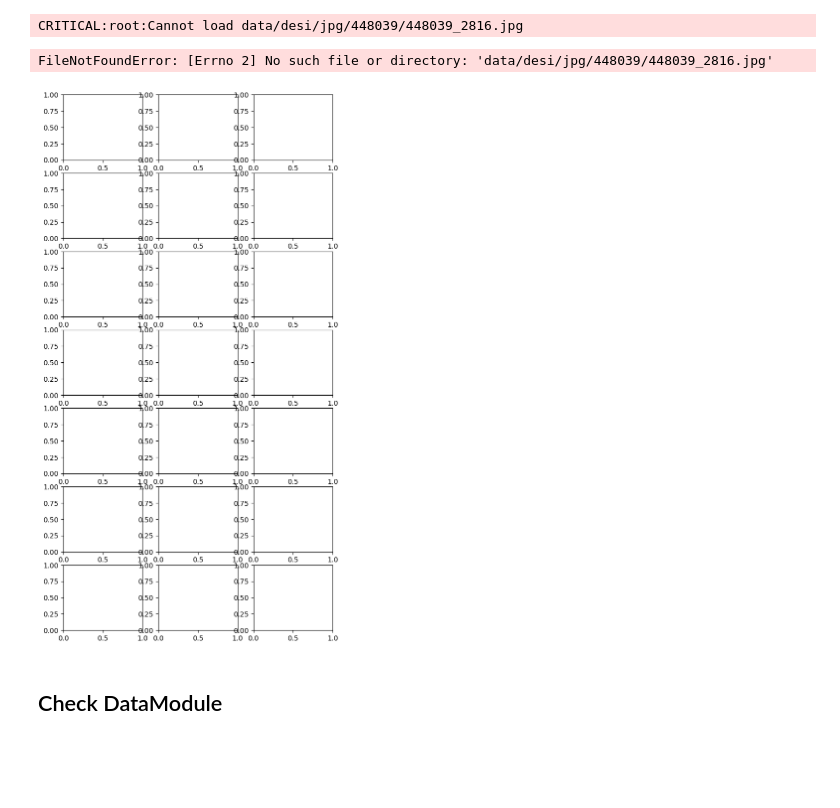
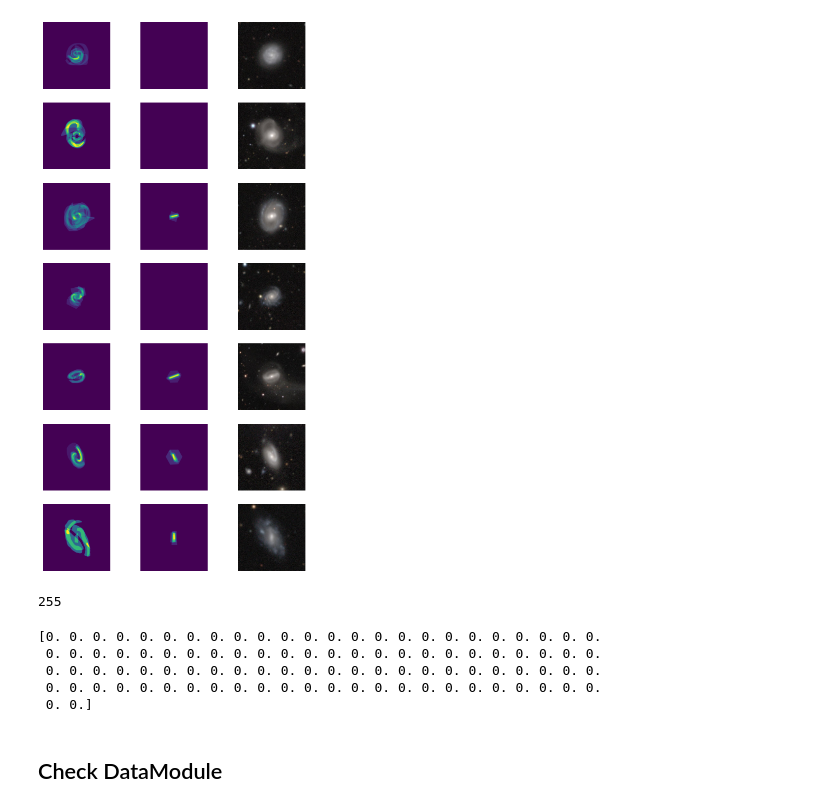
Before and after one commit to mwalmsley/zoobot-3d, a Jupyter notebook: check_dataset.ipynb, the cells around one changed output. Drawn from its saved outputs; the diff is of its cells as text; code cells hidden in the pictures; blank space fills up the shorter version.

Commit message:
Loading labels works

```diff
--- a/check_dataset.ipynb
+++ b/check_dataset.ipynb
@@ -15,3 +18,6 @@ GZDESI/GZRings/GZCD not available from galaxy_datasets.pytorch.datasets - skippi
 # %%
-df = pd.read_csv('/Users/user/repos/zoobot-3d/data/gz3d_and_gz_desi_master_catalog.csv')[:100]
+df = pd.read_csv('/Users/user/repos/zoobot-3d/data/gz3d_and_gz_desi_master_catalog.csv')
+df = df[df['smooth-or-featured_featured-or-disk_fraction'] > 0.5]
+df = df[df['disk-edge-on_yes_fraction'] < 0.5]
+df = df[df['has-spiral-arms_yes_fraction'] > 0.5]
 len(df)
@@ -17,0 +26,4 @@ len(df)
+# %%
+df['spiral_mask_exists'] = df['local_spiral_mask_loc'].apply(os.path.isfile)
+df = df.query('spiral_mask_exists')
+len(df)
@@ -35,32 +39,47 @@ transform = A.Compose(
     additional_targets={'spiral_mask': 'image', 'bar_mask': 'image'}
 )
 # transform = None
+# %%
+from zoobot.shared.schemas import decals_all_campaigns_ortho_schema
+
+label_cols = decals_all_campaigns_ortho_schema.label_cols
 # %%
 n_examples = 7
 
-dataset = pytorch_dataset.SegmentationGalaxyDataset(df.sample(n_examples), transform=transform)
+dataset = pytorch_dataset.SegmentationGalaxyDataset(
+    df.sample(n_examples), transform=None, label_cols=label_cols)
 
 fig, rows = plt.subplots(ncols=3, nrows=n_examples, figsize=(7, 2*n_examples))
 
 
 for galaxy_n in range(n_examples):
 
     (ax0, ax1, ax2) = rows[galaxy_n]
 
     outputs = dataset[galaxy_n]
 
-    ax0.imshow(outputs['spiral_mask'])
-    ax1.imshow(outputs['bar_mask'])
-    ax2.imshow(outputs['image'])  # default target keyed as image
+    ax0.imshow(outputs['spiral_mask'].squeeze())
+    ax1.imshow(outputs['bar_mask'].squeeze())
+    ax2.imshow(outputs['image'].squeeze())  # default target keyed as image
     ax0.axis('off')
     ax1.axis('off')
     ax2.axis('off')
 
 plt.show()
 # %% [output]
-CRITICAL:root:Cannot load data/desi/jpg/448039/448039_2816.jpg
-FileNotFoundError: [Errno 2] No such file or directory: 'data/desi/jpg/448039/448039_2816.jpg'
-[figure, old version]
+[figure, new version]
+# %%
+print(outputs['spiral_mask'].max())
+# %% [output]
+255
+# %%
+print(outputs['label_cols'])
+# %% [output]
+[0. 0. 0. 0. 0. 0. 0. 0. 0. 0. 0. 0. 0. 0. 0. 0. 0. 0. 0. 0. 0. 0. 0. 0.
+ 0. 0. 0. 0. 0. 0. 0. 0. 0. 0. 0. 0. 0. 0. 0. 0. 0. 0. 0. 0. 0. 0. 0. 0.
+ 0. 0. 0. 0. 0. 0. 0. 0. 0. 0. 0. 0. 0. 0. 0. 0. 0. 0. 0. 0. 0. 0. 0. 0.
+ 0. 0. 0. 0. 0. 0. 0. 0. 0. 0. 0. 0. 0. 0. 0. 0. 0. 0. 0. 0. 0. 0. 0. 0.
+ 0. 0.]
 # %% [markdown]
 ## Check DataModule
 # %%
```
Also changed, not shown: parts of 8 cells of this notebook, 6 other files.
